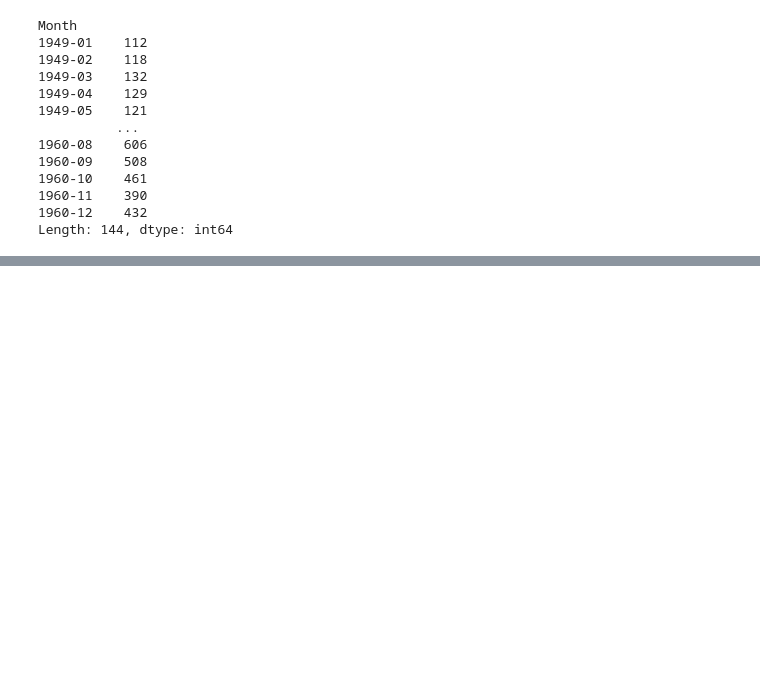
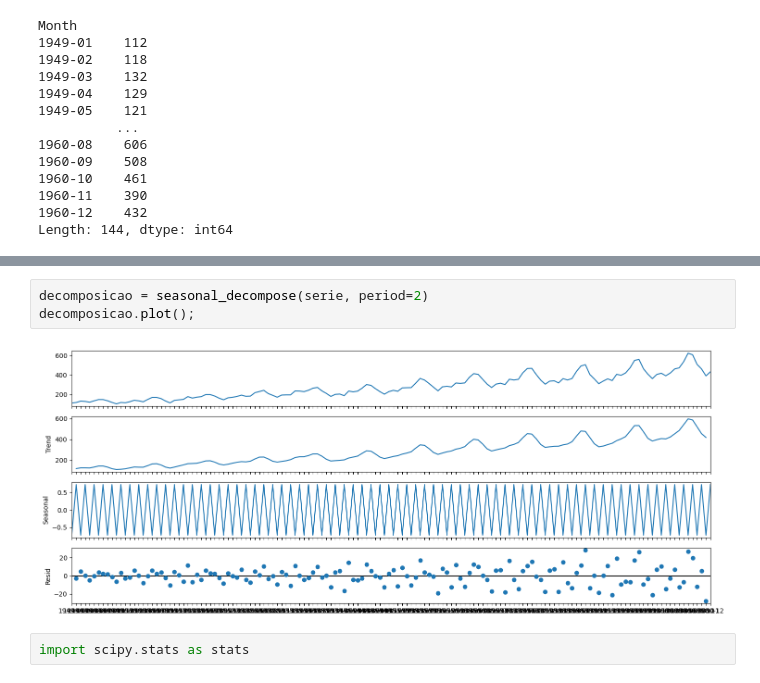
Before and after one commit to uniesecruz/Series_Temporais, a Jupyter notebook: Transformacao_e_diferenciacao.ipynb, the cells around one changed output, grey strips where cells are left out. Saved outputs shown, nothing was run; the diff lists cells and outputs as text; blank space fills up the shorter version.

```diff
--- a/Transformacao_e_diferenciacao.ipynb
+++ b/Transformacao_e_diferenciacao.ipynb
@@ -49,0 +57,7 @@ Length: 144, dtype: int64
+# %%
+decomposicao = seasonal_decompose(serie, period=2)
+decomposicao.plot();
+# %% [output]
+[figure, added]
+# %%
+import scipy.stats as stats
```
Also changed, not shown: parts of 32 cells of this notebook.
